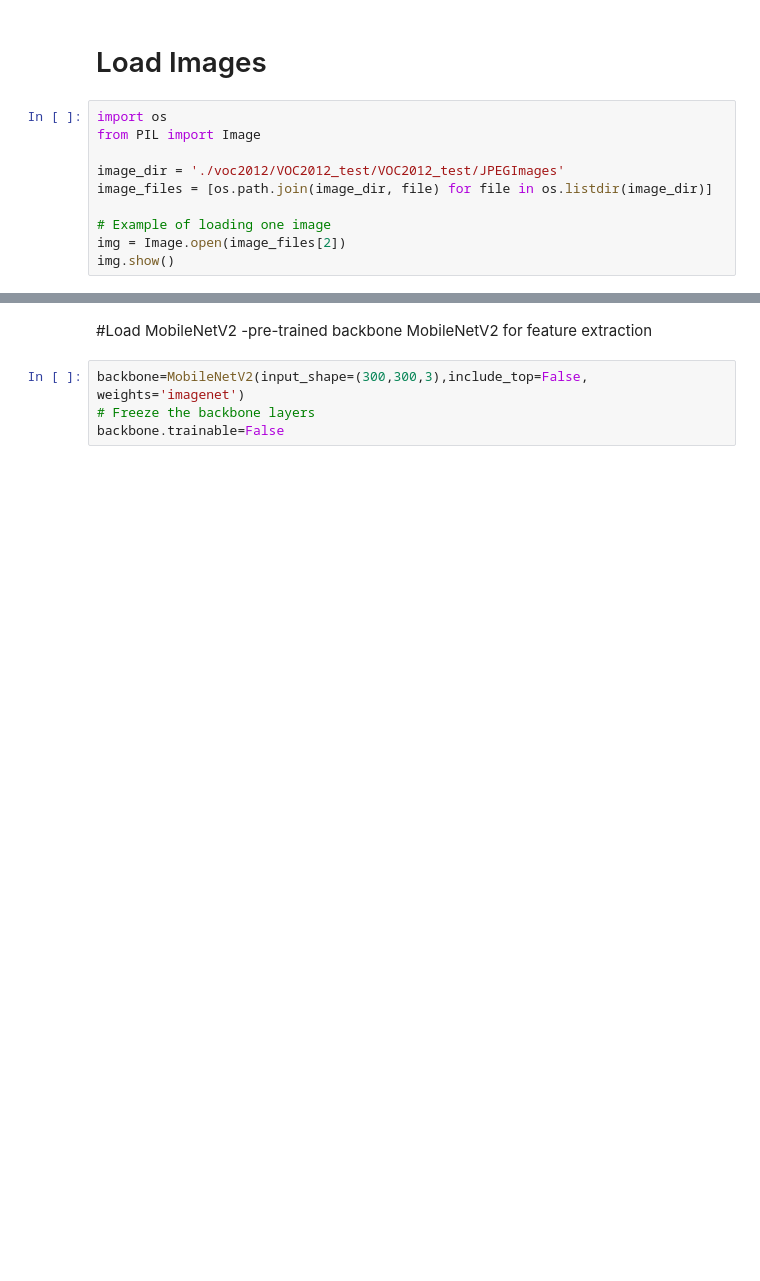
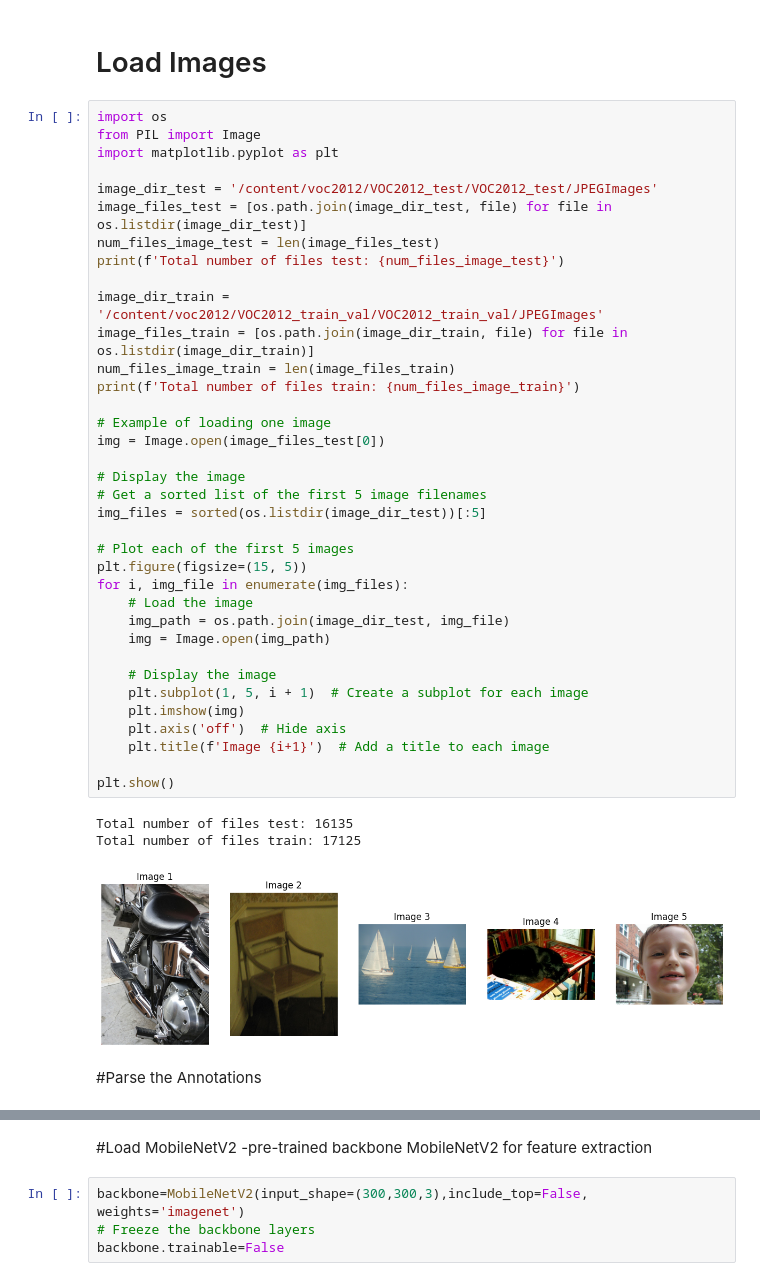
Before and after one commit to alexandrufalk/tensorflow, a Jupyter notebook: SSD_Single_Shot_MultiBox_Detector.ipynb, the cells around one changed output, grey strips where cells are left out. Saved outputs shown, nothing was run; the diff lists cells and outputs as text; blank space fills up the shorter version.

```diff
--- a/SSD_Single_Shot_MultiBox_Detector.ipynb
+++ b/SSD_Single_Shot_MultiBox_Detector.ipynb
@@ -80,13 +60,45 @@ Streaming output truncated to the last 5000 lines.
   inflating: ./voc2012/VOC2012_train_val/VOC2012_train_val/Segmentati
 # %% [markdown]
 # Load Images
-# %%
-import os
-from PIL import Image
-
-image_dir = './voc2012/VOC2012_test/VOC2012_test/JPEGImages'
-image_files = [os.path.join(image_dir, file) for file in os.listdir(image_dir)]
-
-# Example of loading one image
-img = Image.open(image_files[2])
-img.show()
+# %%
+import os
+from PIL import Image
+import matplotlib.pyplot as plt
+
+image_dir_test = '/content/voc2012/VOC2012_test/VOC2012_test/JPEGImages'
+image_files_test = [os.path.join(image_dir_test, file) for file in os.listdir(image_dir_test)]
+num_files_image_test = len(image_files_test)
+print(f'Total number of files test: {num_files_image_test}')
+
+image_dir_train = '/content/voc2012/VOC2012_train_val/VOC2012_train_val/JPEGImages'
+image_files_train = [os.path.join(image_dir_train, file) for file in os.listdir(image_dir_train)]
+num_files_image_train = len(image_files_train)
+print(f'Total number of files train: {num_files_image_train}')
+
+# Example of loading one image
+img = Image.open(image_files_test[0])
+
+# Display the image
+# Get a sorted list of the first 5 image filenames
+img_files = sorted(os.listdir(image_dir_test))[:5]
+
+# Plot each of the first 5 images
+plt.figure(figsize=(15, 5))
+for i, img_file in enumerate(img_files):
+    # Load the image
+    img_path = os.path.join(image_dir_test, img_file)
+    img = Image.open(img_path)
+
+    # Display the image
+    plt.subplot(1, 5, i + 1)  # Create a subplot for each image
+    plt.imshow(img)
+    plt.axis('off')  # Hide axis
+    plt.title(f'Image {i+1}')  # Add a title to each image
+
+plt.show()
+# %% [output]
+Total number of files test: 16135
+Total number of files train: 17125
+[figure, added]
+# %% [markdown]
+#Parse the Annotations
```
Also changed, not shown: parts of 6 cells of this notebook.
